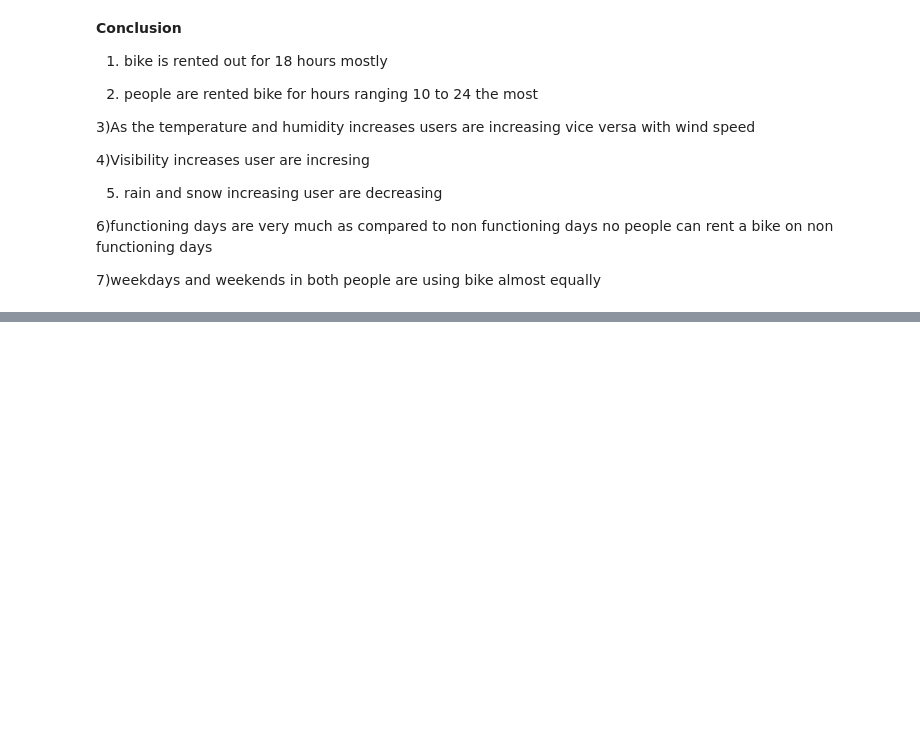
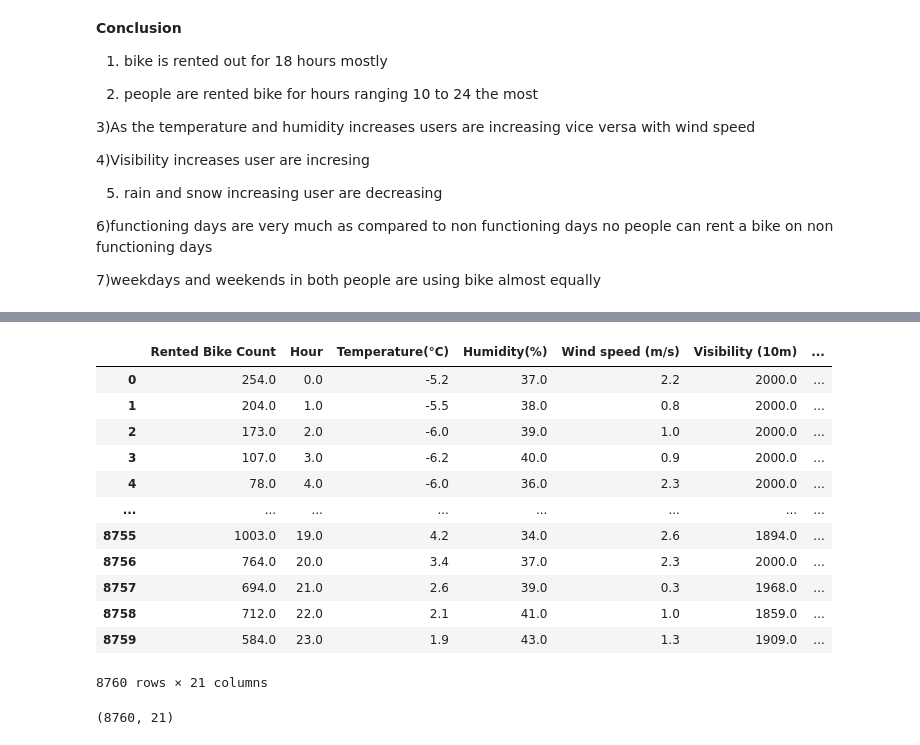
Before and after one commit to soniya1993/Bike-Sharing-Demand-Prediction-, a Jupyter notebook: Bike_Sharing_Demand_Prediction_Capstone_Project_2.ipynb, the cells around one changed output, grey strips where cells are left out. Drawn from its saved outputs; the diff is of its cells as text; code cells hidden in the pictures; blank space fills up the shorter version.

```diff
--- a/Bike_Sharing_Demand_Prediction_Capstone_Project_2.ipynb
+++ b/Bike_Sharing_Demand_Prediction_Capstone_Project_2.ipynb
@@ -282,0 +314,20 @@ sns.heatmap(corr, annot=True, annot_kws={'size':15})
+# %%
+one_hot_encoded_data.T.drop_duplicates().T
+# %% [output]
+|  | Rented Bike Count | Hour | Temperature(°C) | Humidity(%) | Wind speed (m/s) | Visibility (10m) | ... |
+| 0 | 254.0 | 0.0 | -5.2 | 37.0 | 2.2 | 2000.0 | ... |
+| 1 | 204.0 | 1.0 | -5.5 | 38.0 | 0.8 | 2000.0 | ... |
+| 2 | 173.0 | 2.0 | -6.0 | 39.0 | 1.0 | 2000.0 | ... |
+| 3 | 107.0 | 3.0 | -6.2 | 40.0 | 0.9 | 2000.0 | ... |
+| 4 | 78.0 | 4.0 | -6.0 | 36.0 | 2.3 | 2000.0 | ... |
+| ... | ... | ... | ... | ... | ... | ... | ... |
+| 8755 | 1003.0 | 19.0 | 4.2 | 34.0 | 2.6 | 1894.0 | ... |
+| 8756 | 764.0 | 20.0 | 3.4 | 37.0 | 2.3 | 2000.0 | ... |
+| 8757 | 694.0 | 21.0 | 2.6 | 39.0 | 0.3 | 1968.0 | ... |
+| 8758 | 712.0 | 22.0 | 2.1 | 41.0 | 1.0 | 1859.0 | ... |
+| 8759 | 584.0 | 23.0 | 1.9 | 43.0 | 1.3 | 1909.0 | ... |
+8760 rows × 21 columns
+# %%
+one_hot_encoded_data.shape
+# %% [output]
+(8760, 21)
```
Also changed, not shown: parts of 9 cells of this notebook.
